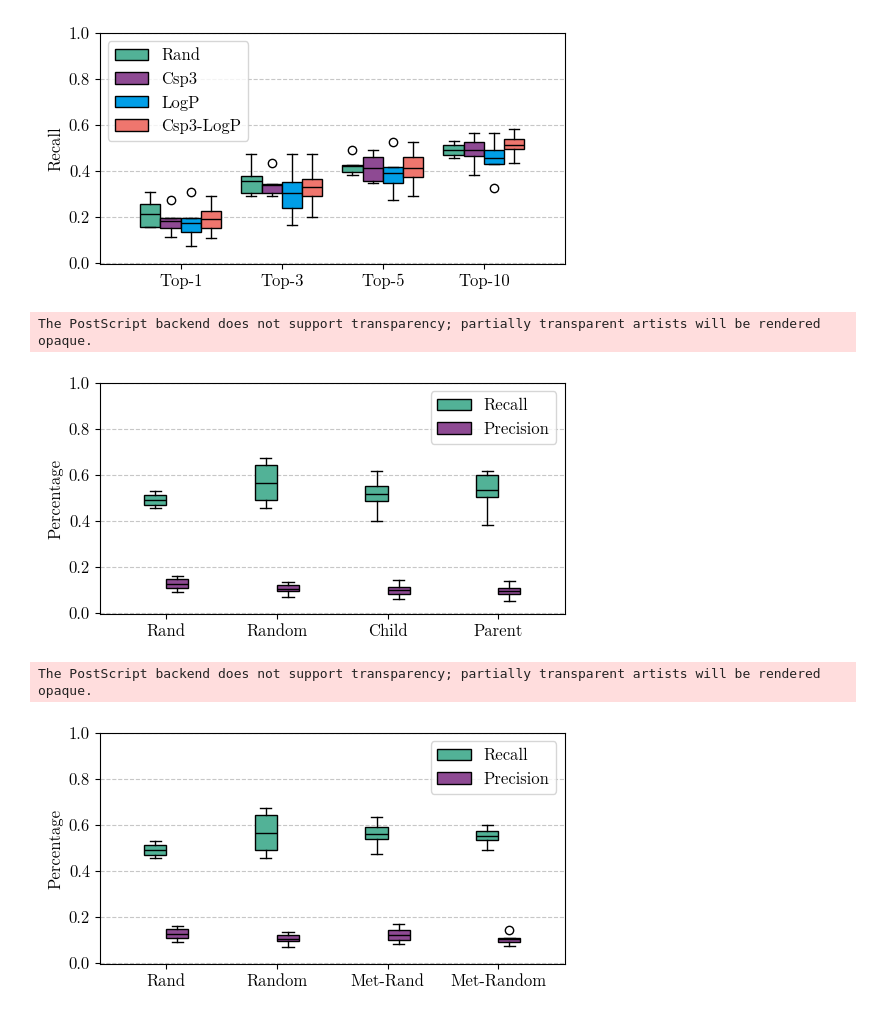
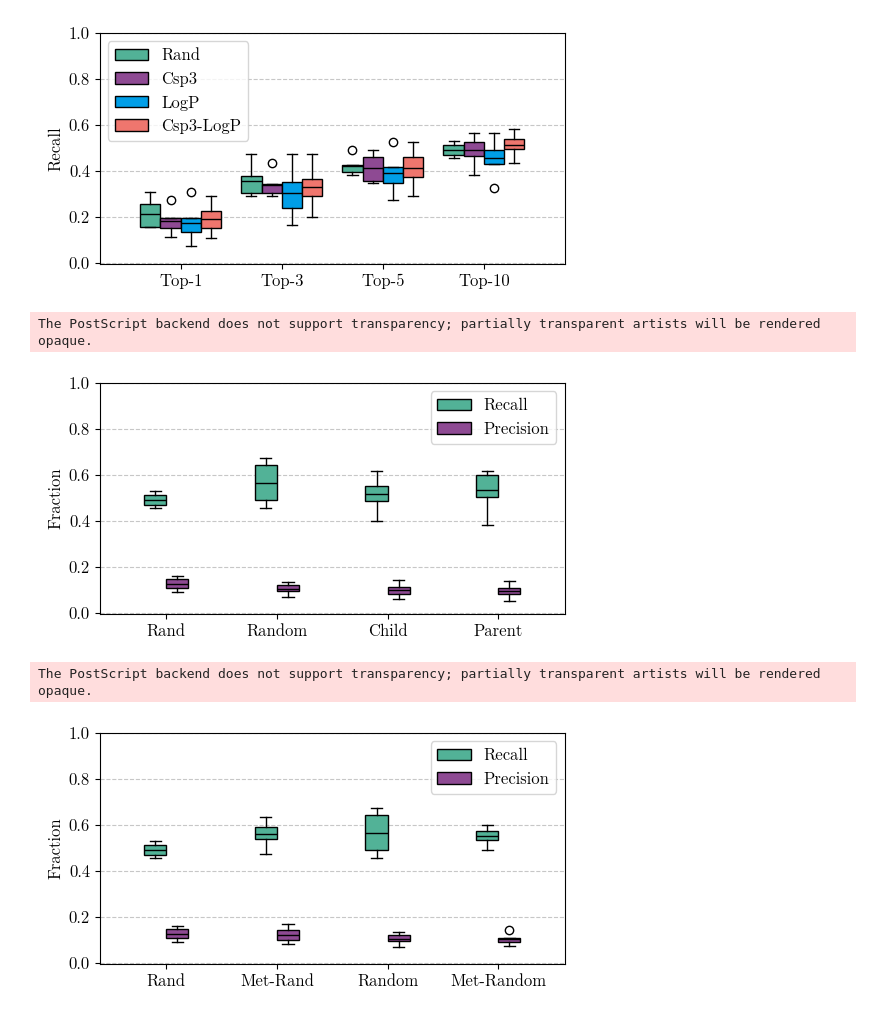
Before and after one commit to tsofiac/LAGOM, a Jupyter notebook: data_analysis/boxplot.ipynb, the cells around one changed output. Drawn from its saved outputs; the diff is of its cells as text; code cells hidden in the pictures.

Commit message:
new plots

```diff
--- a/data_analysis/boxplot.ipynb
+++ b/data_analysis/boxplot.ipynb
@@ -429,11 +429,11 @@ xticks = ['Rand', 'Random', 'Child', 'Parent']
 labels = ['Recall', 'Precision']
 
 data = [recall_all, precision_all]
-ylabel = 'Percentage'
+ylabel = 'Fraction'
 multi_boxplot(data, xlabel, ylabel, xticks, labels, 'upper right', 'ensemble', 1)
 # %% [output]
 The PostScript backend does not support transparency; partially transparent artists will be rendered opaque.
-[figure, old version]
+[figure, new version]
 # %%
 bs = 4
 
@@ -519,27 +519,27 @@ labels = ['ChemVA Baseline Rand', 'Met-ChemVA Baseline Rand']
 # %%
 # Meta Ensemble Comparison
 bs = 4
 
 recall_base, precision_base, score_one_base, score_all_base = score_result('../evaluation/alohomora/result_base_rand.csv', bs, False)
 recall_random, precision_random, score_one_random, score_all_random = score_result('../evaluation/alohomora/result_comb_random_split_5_per_model.csv', bs, False)
 recall_metatrans, precision_metatrans, score_one_metatrans, score_all_metatrans = score_result('../evaluation/alohomora/result_metatrans.csv', bs, False)
 recall_met_random, precision_met_random, score_one_met_random, score_all_met_random = score_result('../evaluation/alohomora/result_comb_metatrans_random_5_per_model.csv', bs, False)
 
-recall_all = [recall_base[-2], recall_random[-1], recall_metatrans[-2], recall_met_random[-1]]
-precision_all = [precision_base[-2], precision_random[-1], precision_metatrans[-2], precision_met_random[-1]]
-score_one_all = [score_one_base[-2], score_one_random[-1], score_one_metatrans[-2], score_one_met_random[-1]]
-score_all_all = [score_all_base[-2], score_all_random[-1], score_all_metatrans[-2], score_all_met_random[-1]]
+recall_all = [recall_base[-2], recall_metatrans[-2], recall_random[-1], recall_met_random[-1]]
+precision_all = [precision_base[-2],precision_metatrans[-2], precision_random[-1], precision_met_random[-1]]
+score_one_all = [score_one_base[-2],score_one_metatrans[-2], score_one_random[-1], score_one_met_random[-1]]
+score_all_all = [score_all_base[-2],score_all_metatrans[-2], score_all_random[-1], score_all_met_random[-1]]
 
 xlabel = None
-xticks = ['Rand', 'Random', 'Met-Rand', 'Met-Random']
+xticks = ['Rand', 'Met-Rand', 'Random', 'Met-Random']
 labels = ['Recall', 'Precision']
 
 data = [recall_all, precision_all]
-ylabel = 'Percentage'
+ylabel = 'Fraction'
 multi_boxplot(data, xlabel, ylabel, xticks, labels, 'upper right', 'meta_ensemble', 1)
 # %% [output]
 The PostScript backend does not support transparency; partially transparent artists will be rendered opaque.
-[figure, old version]
+[figure, new version]
 # %%
 # Best Models
 bs = 4
```
Also changed, not shown: parts of 2 cells of this notebook, 20 other files.
